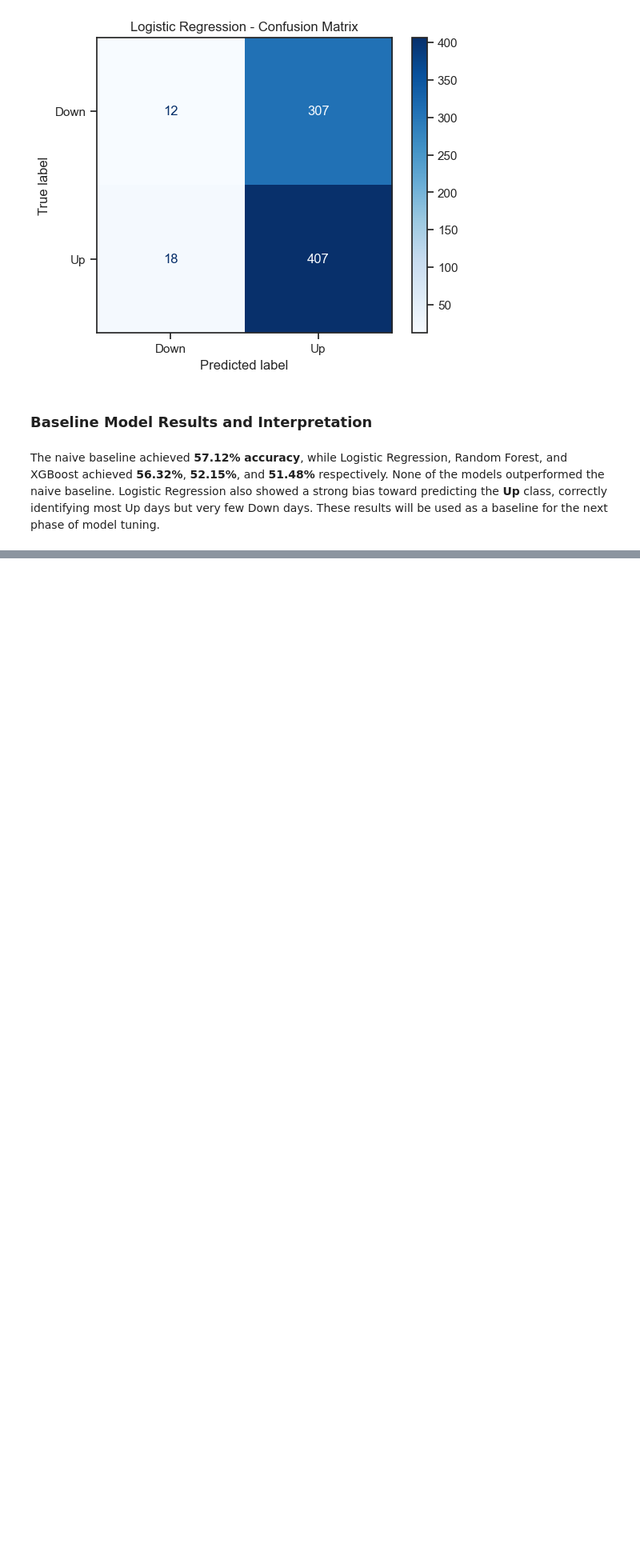
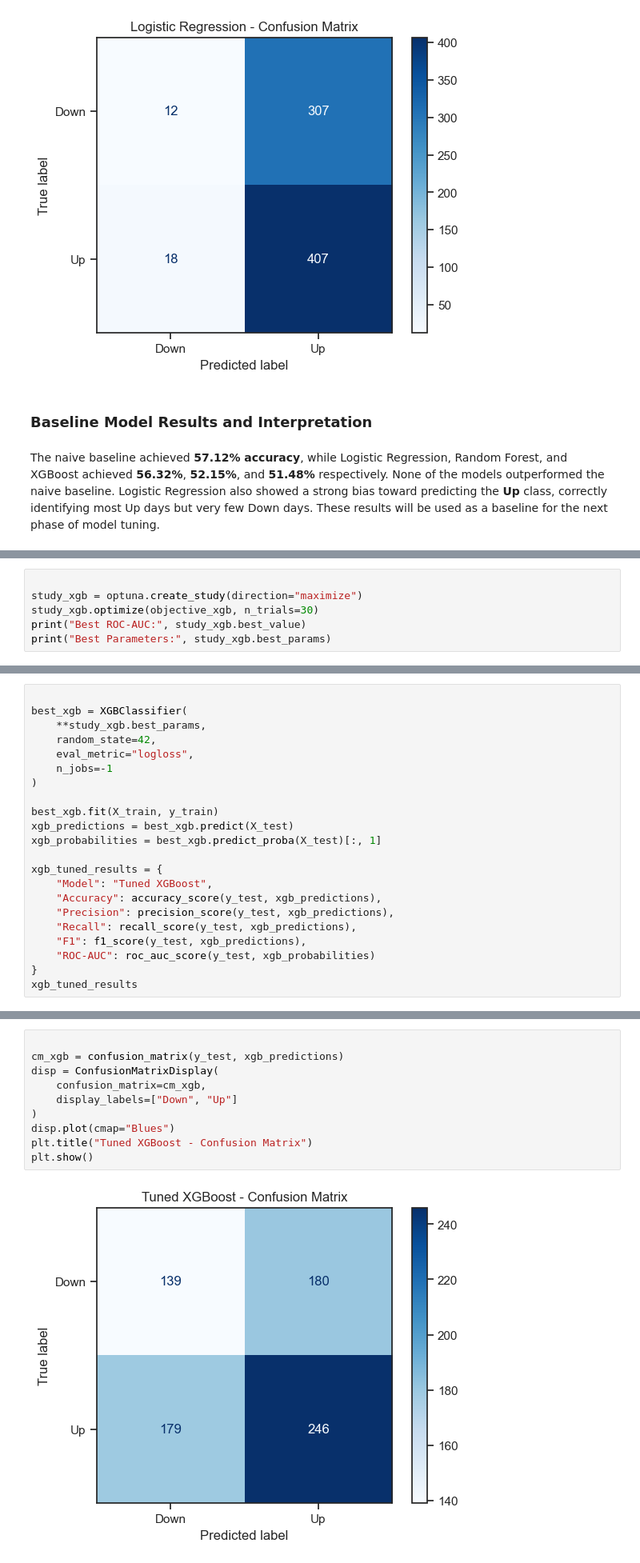
Before and after one commit to Junaid-Haider/Stock-Price-Direction-Predictor, a Jupyter notebook: notebooks/analysis.ipynb, the cells around one changed output, grey strips where cells are left out. Shown at 80% size. Drawn from its saved outputs; the diff is of its cells as text; blank space fills up the shorter version.

```diff
--- a/notebooks/analysis.ipynb
+++ b/notebooks/analysis.ipynb
@@ -948,0 +1064,6 @@ These results will be used as a baseline for the next phase of model tuning.
+# %%
+
+study_xgb = optuna.create_study(direction="maximize")
+study_xgb.optimize(objective_xgb, n_trials=30)
+print("Best ROC-AUC:", study_xgb.best_value)
+print("Best Parameters:", study_xgb.best_params)
@@ -948,0 +1090,22 @@ These results will be used as a baseline for the next phase of model tuning.
+# %%
+
+best_xgb = XGBClassifier(
+    **study_xgb.best_params,
+    random_state=42,
+    eval_metric="logloss",
+    n_jobs=-1
+)
+
+best_xgb.fit(X_train, y_train)
+xgb_predictions = best_xgb.predict(X_test)
+xgb_probabilities = best_xgb.predict_proba(X_test)[:, 1]
+
+xgb_tuned_results = {
+    "Model": "Tuned XGBoost",
+    "Accuracy": accuracy_score(y_test, xgb_predictions),
+    "Precision": precision_score(y_test, xgb_predictions),
+    "Recall": recall_score(y_test, xgb_predictions),
+    "F1": f1_score(y_test, xgb_predictions),
+    "ROC-AUC": roc_auc_score(y_test, xgb_probabilities)
+}
+xgb_tuned_results
@@ -948,0 +1163,12 @@ These results will be used as a baseline for the next phase of model tuning.
+# %%
+
+cm_xgb = confusion_matrix(y_test, xgb_predictions)
+disp = ConfusionMatrixDisplay(
+    confusion_matrix=cm_xgb,
+    display_labels=["Down", "Up"]
+)
+disp.plot(cmap="Blues")
+plt.title("Tuned XGBoost - Confusion Matrix")
+plt.show()
+# %% [output]
+[figure, added]
```
Also changed, not shown: parts of 16 cells of this notebook.
